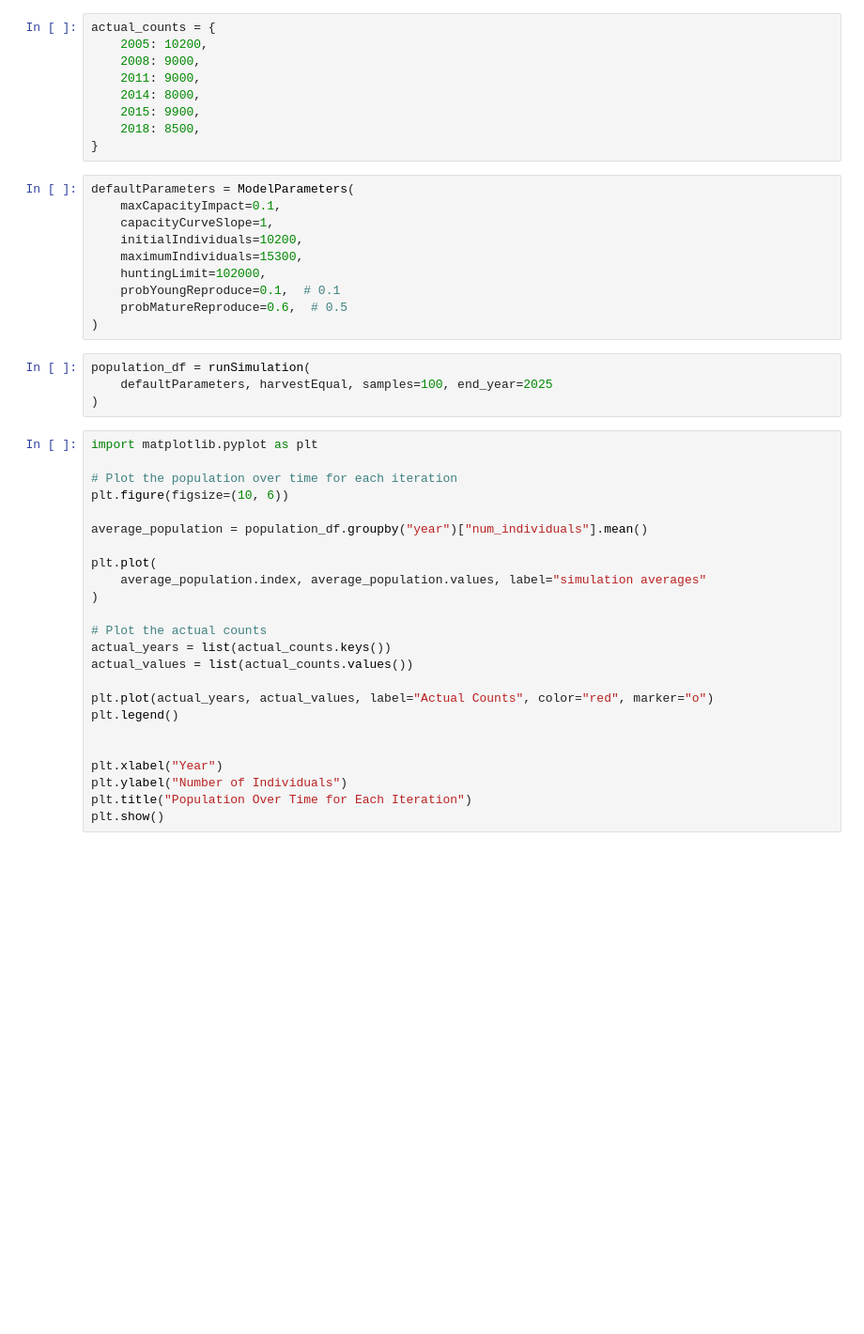
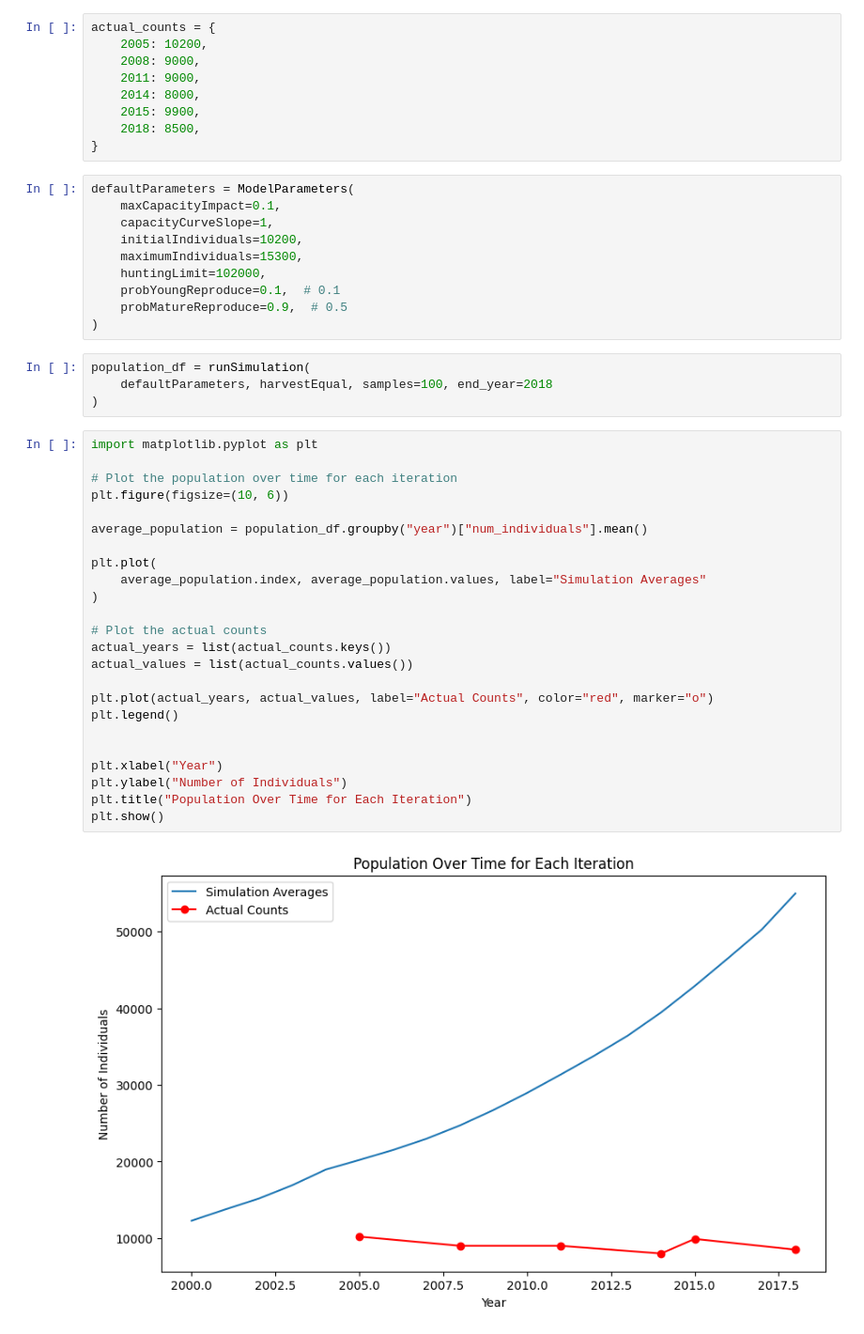
Before and after one commit to jakemikulin/red-deer-model, a Jupyter notebook: experiments_emp.ipynb, the cells around one changed output. Shown: that part at 94% size. Saved outputs shown, nothing was run; the diff lists cells and outputs as text; blank space fills up the shorter version.

```diff
--- a/experiments_emp.ipynb
+++ b/experiments_emp.ipynb
@@ -46,36 +46,38 @@ defaultParameters = ModelParameters(
     maximumIndividuals=15300,
     huntingLimit=102000,
     probYoungReproduce=0.1,  # 0.1
-    probMatureReproduce=0.6,  # 0.5
+    probMatureReproduce=0.9,  # 0.5
 )
 # %%
 population_df = runSimulation(
-    defaultParameters, harvestEqual, samples=100, end_year=2025
+    defaultParameters, harvestEqual, samples=100, end_year=2018
 )
 # %%
 import matplotlib.pyplot as plt
 
 # Plot the population over time for each iteration
 plt.figure(figsize=(10, 6))
 
 average_population = population_df.groupby("year")["num_individuals"].mean()
 
 plt.plot(
-    average_population.index, average_population.values, label="simulation averages"
+    average_population.index, average_population.values, label="Simulation Averages"
 )
 
 # Plot the actual counts
 actual_years = list(actual_counts.keys())
 actual_values = list(actual_counts.values())
 
 plt.plot(actual_years, actual_values, label="Actual Counts", color="red", marker="o")
 plt.legend()
 
 
 plt.xlabel("Year")
 plt.ylabel("Number of Individuals")
 plt.title("Population Over Time for Each Iteration")
 plt.show()
+# %% [output]
+[figure, added]
 # %%
 for iteration, group in population_df.groupby("iteration"):
     plt.plot(group["year"], group["num_calves"])
```
Also changed, not shown: parts of 4 cells of this notebook, 2 other files.
